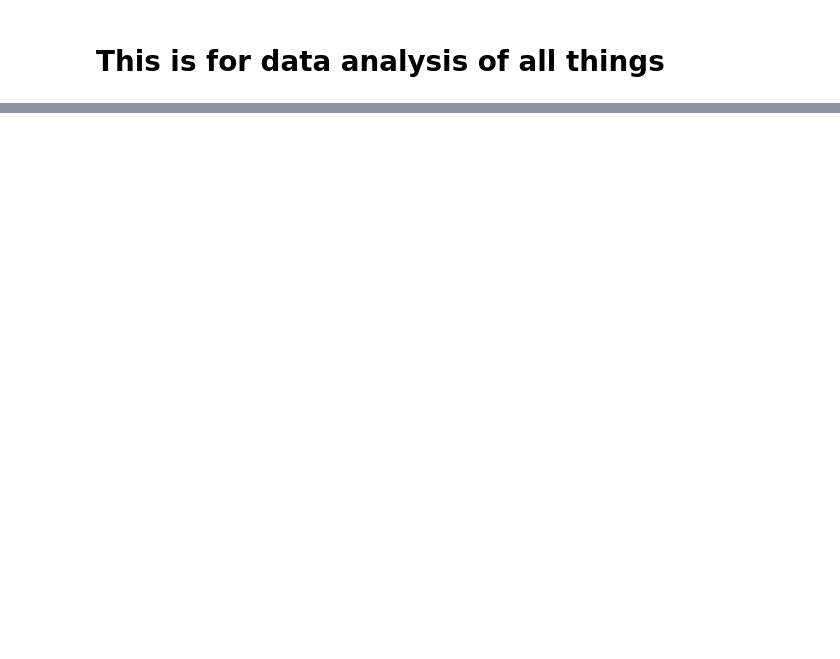
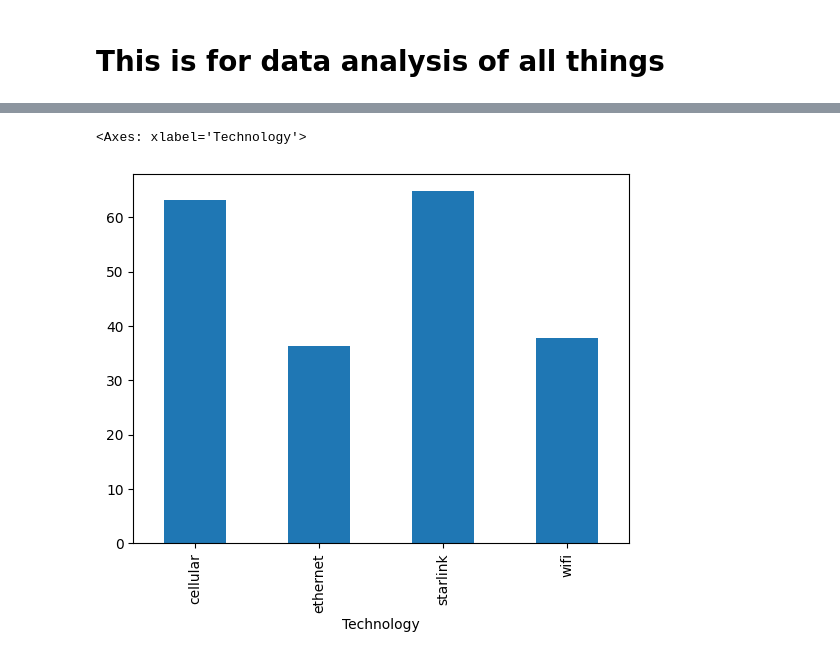
Before and after one commit to amritanshusikdar/cmb-assignment-3, a Jupyter notebook: data_analysis.ipynb, the cells around one changed output, grey strips where cells are left out. Drawn from its saved outputs; the diff is of its cells as text; code cells hidden in the pictures; blank space fills up the shorter version.

```diff
--- a/data_analysis.ipynb
+++ b/data_analysis.ipynb
@@ -32,8 +29,15 @@ df_probes_measurement_joined = df_selected_probes.merge(df_measurement_data, how
 # %%
 '''
 Plot the average rtt for the different access technologies.
 '''
-df_probes_measurement_joined.groupby('type_x')['rtt'].mean().plot(kind='bar')
+# Replace -1 values with NaN
+df_probes_measurement_joined.replace(-1, np.nan, inplace=True)
+# Calculate average ignoring NaN values
+df_probes_measurement_joined['average_rtt'] = df_probes_measurement_joined[['rtt1', 'rtt2', 'rtt3']].mean(axis=1)
+df_probes_measurement_joined.groupby('type_x')['average_rtt'].mean().plot(kind='bar', xlabel='Technology')
+# %% [output]
+<Axes: xlabel='Technology'>
+[figure, added]
 # %%
 '''
 Plot the rtt over the course of a day for each access technology.
```
Also changed, not shown: parts of 10 cells of this notebook.
